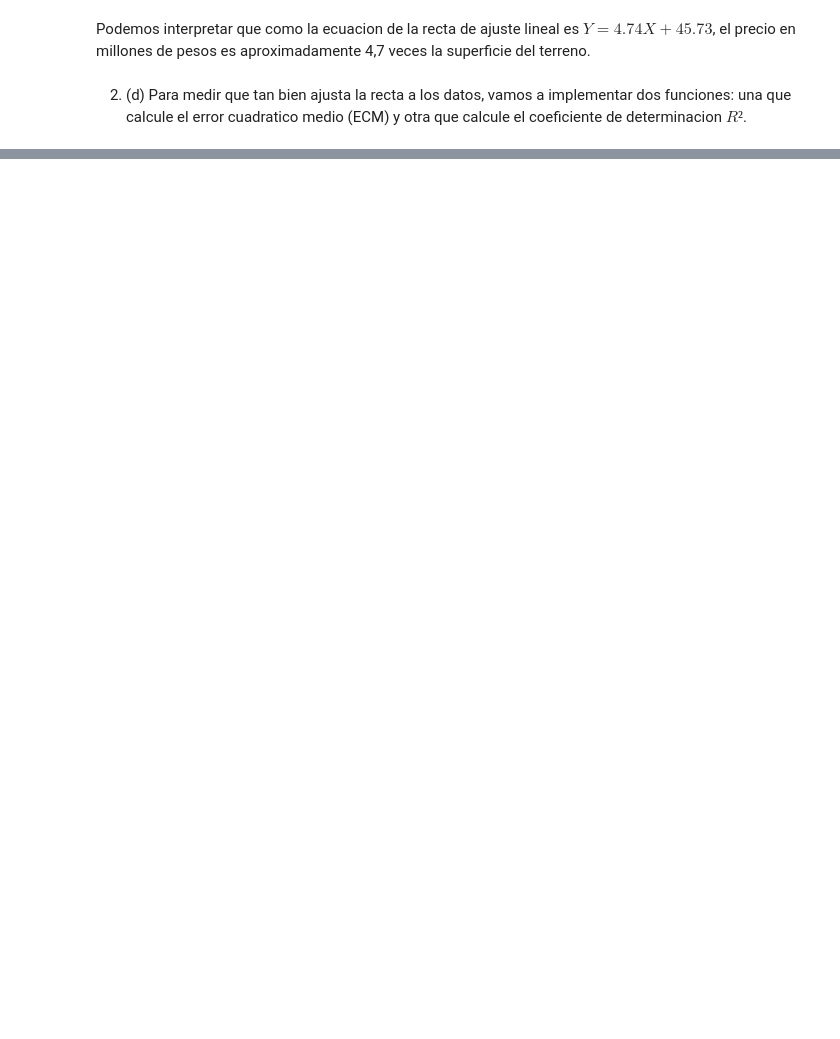
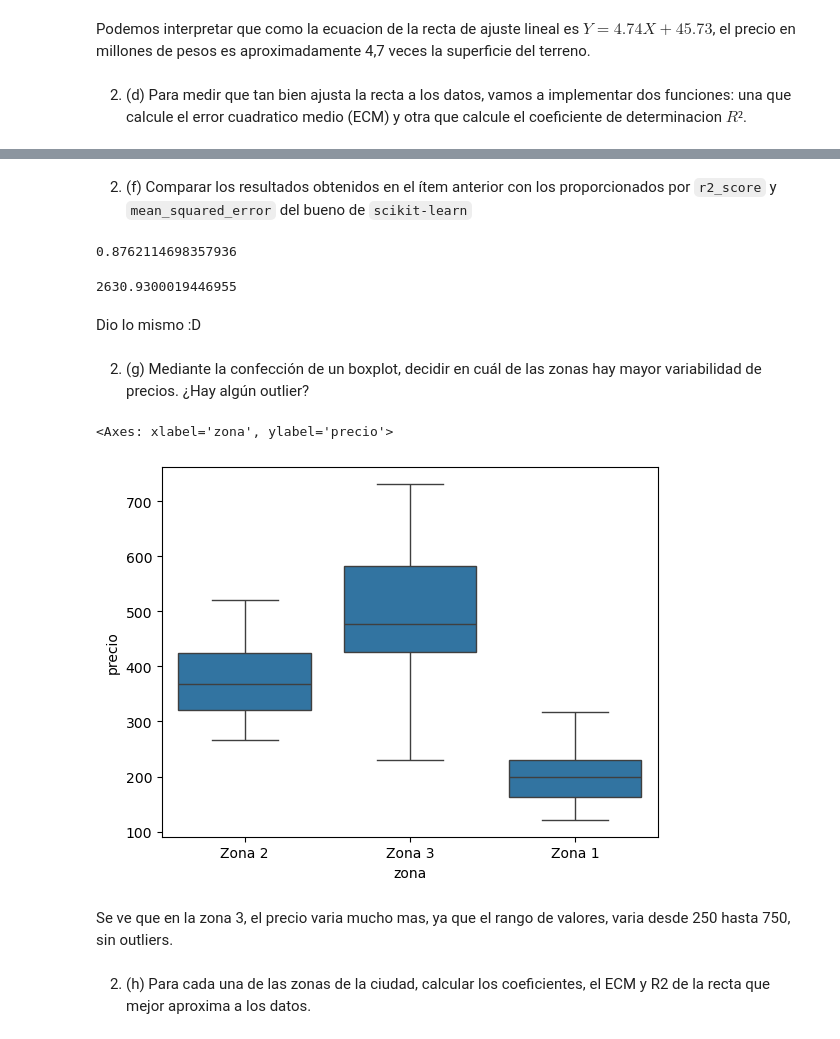
Before and after one commit to lmendezayl/uba-ldd-ic, a Jupyter notebook: guias/soluciones/practica4.ipynb, the cells around one changed output, grey strips where cells are left out. Saved outputs shown, nothing was run; the diff lists cells and outputs as text; code cells hidden in the pictures; blank space fills up the shorter version.

Commit message:
Hasta ejericicio 3. Quiero ver como queda markdown en github

```diff
--- a/guias/soluciones/practica4.ipynb
+++ b/guias/soluciones/practica4.ipynb
@@ -101,0 +122,29 @@ def r_cuad(x, y, pendiente, o_origen):
+# %% [markdown]
+2. (f) Comparar los resultados obtenidos en el ítem anterior con los proporcionados por `r2_score`
+y `mean_squared_error` del bueno de `scikit-learn`
+# %%
+y_pred = modelo.predict(inmuebles[["superficie"]])
+r2_score(inmuebles[["precio"]], y_pred)
+# %% [output]
+0.8762114698357936
+# %%
+mean_squared_error(inmuebles[["precio"]], y_pred)
+# %% [output]
+2630.9300019446955
+# %% [markdown]
+Dio lo mismo :D
+# %% [markdown]
+2. (g) Mediante la confección de un boxplot, decidir en cuál de las zonas hay mayor variabilidad
+de precios. ¿Hay algún outlier?
+# %%
+(
+    sns.boxplot(inmuebles, x=inmuebles["zona"], y=inmuebles["precio"])
+)
+# %% [output]
+<Axes: xlabel='zona', ylabel='precio'>
+[figure, added]
+# %% [markdown]
+Se ve que en la zona 3, el precio varia mucho mas, ya que el rango de valores, varia desde 250 hasta 750, sin outliers.
+# %% [markdown]
+2. (h) Para cada una de las zonas de la ciudad, calcular los coeficientes, el ECM y R2 de la recta
+que mejor aproxima a los datos.
```
Also changed, not shown: parts of 30 cells of this notebook.
